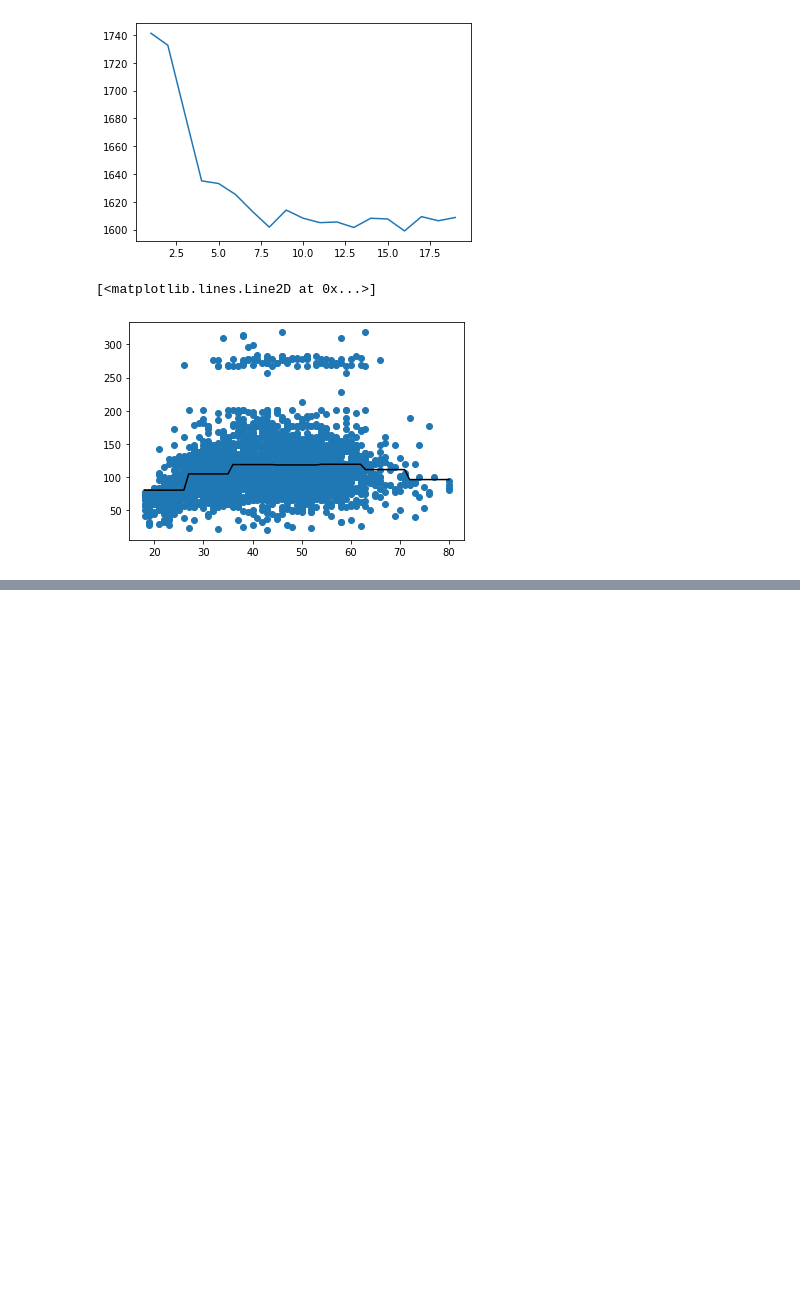
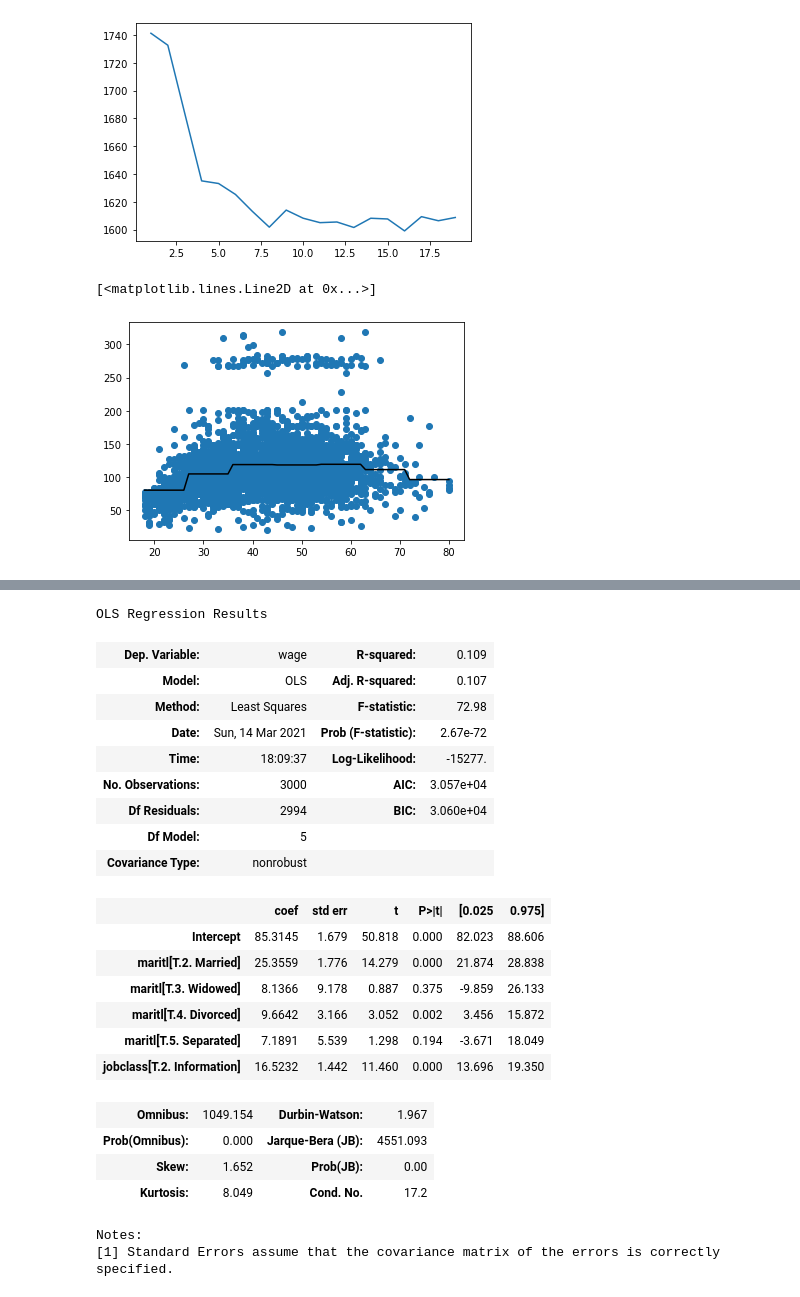
Before and after one commit to harshanurag/ISL, a Jupyter notebook: ch_07_non_linear_modles.ipynb, the cells around one changed output, grey strips where cells are left out. Drawn from its saved outputs; the diff is of its cells as text; code cells hidden in the pictures; blank space fills up the shorter version.

```diff
--- a/ch_07_non_linear_modles.ipynb
+++ b/ch_07_non_linear_modles.ipynb
@@ -87,0 +113,27 @@ plt.plot(x.values[order], clf.predict(x_new[order]), color='k')
+# %%
+lr = smf.ols('wage ~ maritl + jobclass', data=df).fit()
+lr.summary()
+# %% [output]
+OLS Regression Results
+| Dep. Variable: | wage | R-squared: | 0.109 |
+| Model: | OLS | Adj. R-squared: | 0.107 |
+| Method: | Least Squares | F-statistic: | 72.98 |
+| Date: | Sun, 14 Mar 2021 | Prob (F-statistic): | 2.67e-72 |
+| Time: | 18:09:37 | Log-Likelihood: | -15277. |
+| No. Observations: | 3000 | AIC: | 3.057e+04 |
+| Df Residuals: | 2994 | BIC: | 3.060e+04 |
+| Df Model: | 5 |  |  |
+| Covariance Type: | nonrobust |  |  |
+|  | coef | std err | t | P>|t| | [0.025 | 0.975] |
+| Intercept | 85.3145 | 1.679 | 50.818 | 0.000 | 82.023 | 88.606 |
+| maritl[T.2. Married] | 25.3559 | 1.776 | 14.279 | 0.000 | 21.874 | 28.838 |
+| maritl[T.3. Widowed] | 8.1366 | 9.178 | 0.887 | 0.375 | -9.859 | 26.133 |
+| maritl[T.4. Divorced] | 9.6642 | 3.166 | 3.052 | 0.002 | 3.456 | 15.872 |
+| maritl[T.5. Separated] | 7.1891 | 5.539 | 1.298 | 0.194 | -3.671 | 18.049 |
+| jobclass[T.2. Information] | 16.5232 | 1.442 | 11.460 | 0.000 | 13.696 | 19.350 |
+| Omnibus: | 1049.154 | Durbin-Watson: | 1.967 |
+| Prob(Omnibus): | 0.000 | Jarque-Bera (JB): | 4551.093 |
+| Skew: | 1.652 | Prob(JB): | 0.00 |
+| Kurtosis: | 8.049 | Cond. No. | 17.2 |
+Notes:
+[1] Standard Errors assume that the covariance matrix of the errors is correctly specified.
```
Also changed, not shown: parts of 9 cells of this notebook.
